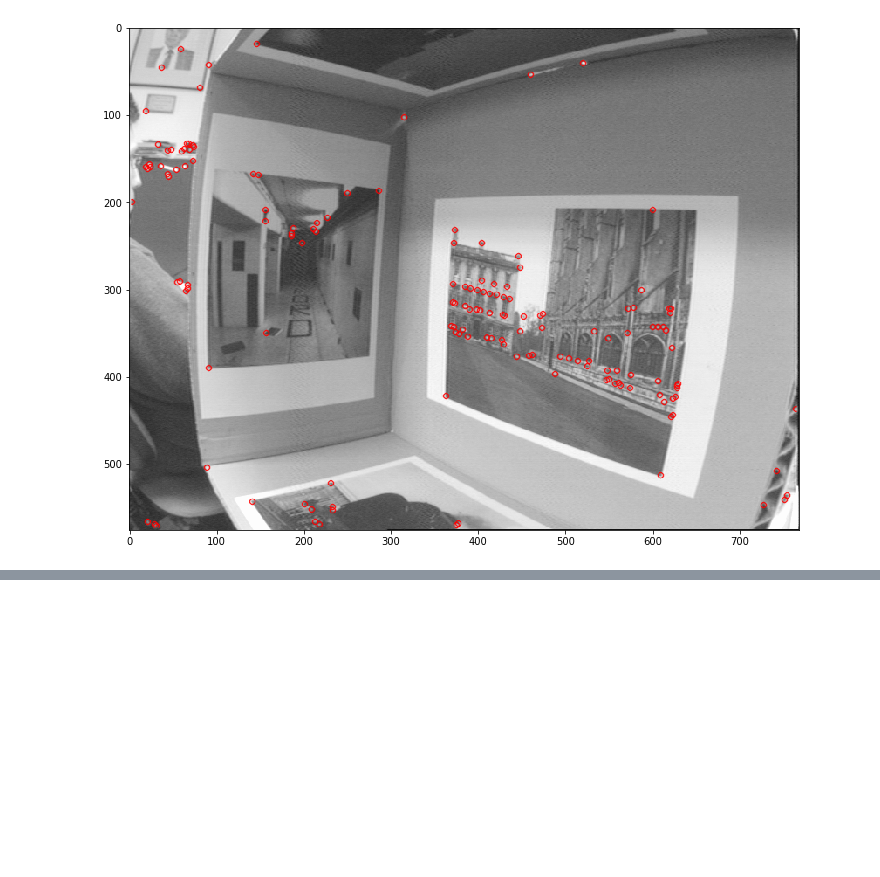
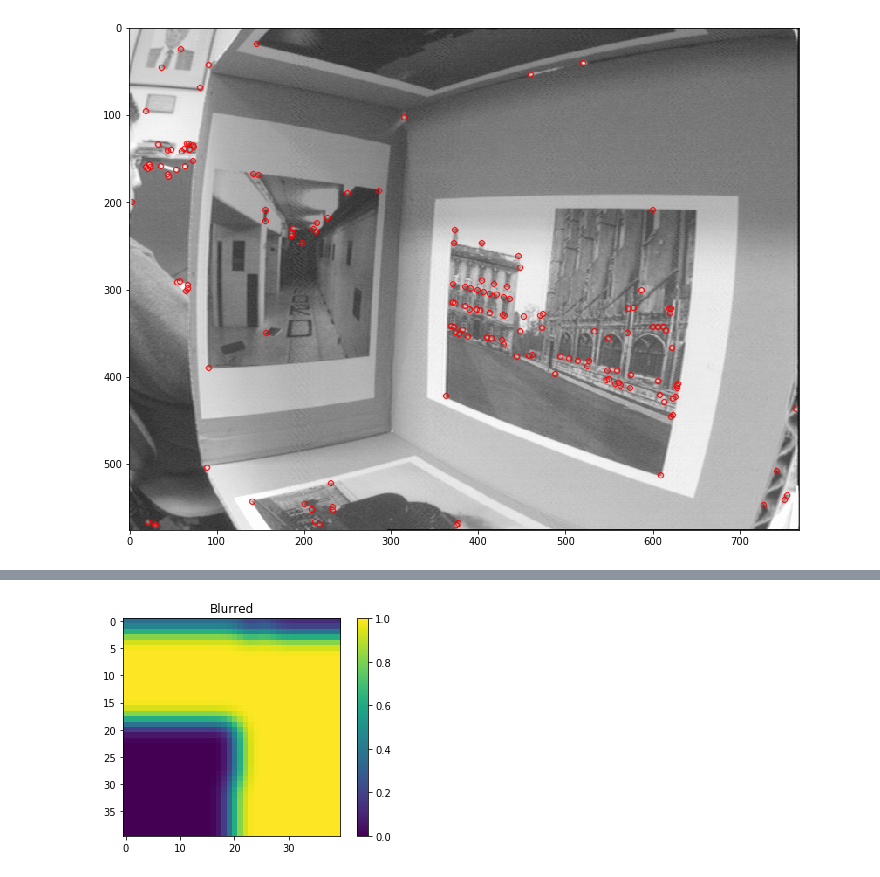
Before and after one commit to priyamtejaswin/c00lHaX, a Jupyter notebook: smarter_brief/orb_2011_deck.ipynb, the cells around one changed output, grey strips where cells are left out. Cells and saved outputs as stored; diff of their text form; code cells hidden in the pictures; blank space fills up the shorter version.

```diff
--- a/smarter_brief/orb_2011_deck.ipynb
+++ b/smarter_brief/orb_2011_deck.ipynb
@@ -239,0 +283,10 @@ plt.imshow(cv2.drawKeypoints(box, kps, None, color=(255, 0, 0)));
+# %%
+leftcorner[leftcorner < 0.6] = 0
+leftcorner[leftcorner != 0] = 1
+
+blur = cv2.GaussianBlur(leftcorner, (9, 9), 0)
+plt.imshow(blur)
+plt.title("Blurred")
+plt.colorbar();
+# %% [output]
+[figure, added]
```
Also changed, not shown: parts of 32 cells of this notebook, 7 other files.
